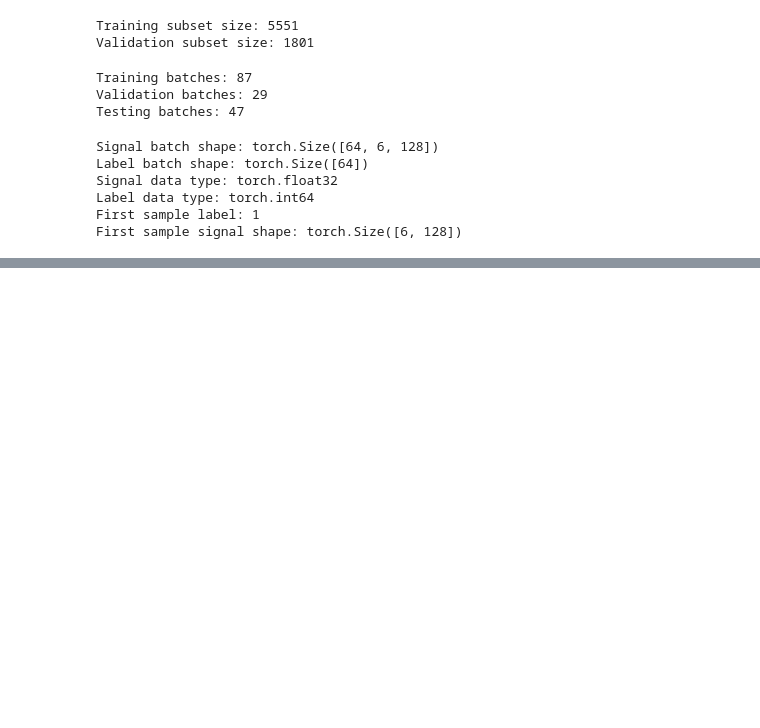
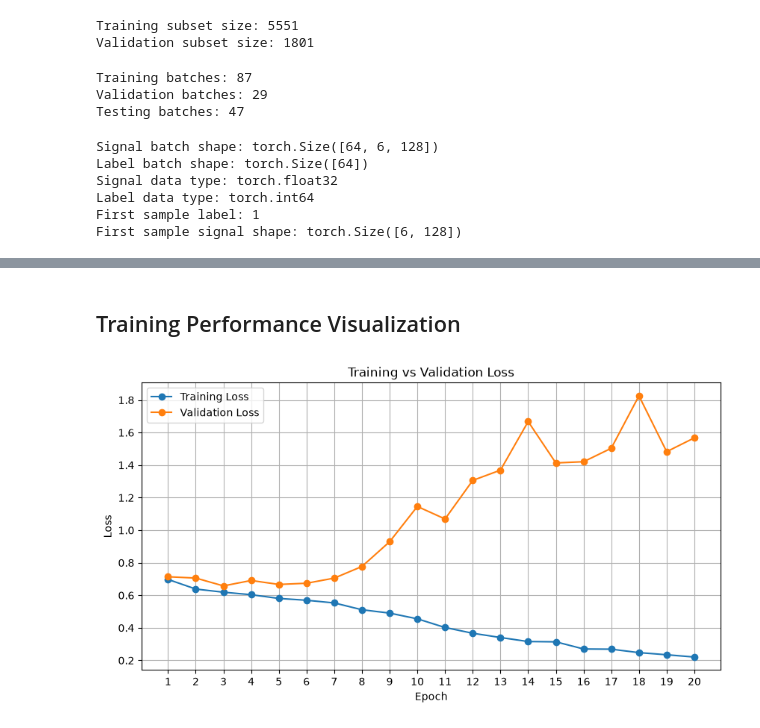
Before and after one commit to SujanKarna/sensor-har-pytorch-accelerators, a Jupyter notebook: notebooks/03_model_development.ipynb, the cells around one changed output, grey strips where cells are left out. Saved outputs shown, nothing was run; the diff lists cells and outputs as text; code cells hidden in the pictures; blank space fills up the shorter version.

Commit message:
create model development file

```diff
--- a/notebooks/03_model_development.ipynb
+++ b/notebooks/03_model_development.ipynb
@@ -206,0 +396,12 @@ First sample signal shape: torch.Size([6, 128])
+# %%
+train_loss, train_accuracy = train_one_epoch(
+    model,
+    train_loader,
+    criterion,
+    optimizer,
+    device
+)
+
+print(f"Training Loss: {train_loss:.4f}")
+print(f"Training Accuracy: {train_accuracy:.4f}")
+print(f"Training Accuracy (%): {train_accuracy * 100:.2f}%")
@@ -206,0 +451,12 @@ First sample signal shape: torch.Size([6, 128])
+# %%
+
+val_loss, val_accuracy = validate_one_epoch(
+    model,
+    val_loader,
+    criterion,
+    device
+)
+
+print(f"Validation Loss: {val_loss:.4f}")
+print(f"Validation Accuracy: {val_accuracy:.4f}")
+print(f"Validation Accuracy (%): {val_accuracy * 100:.2f}%")
@@ -206,0 +528,20 @@ First sample signal shape: torch.Size([6, 128])
+# %% [markdown]
+## Training Performance Visualization
+# %%
+
+epochs = range(1, len(history["train_loss"]) + 1)
+
+plt.figure(figsize=(10, 5))
+
+plt.plot(epochs, history["train_loss"], marker="o", label="Training Loss")
+plt.plot(epochs, history["val_loss"], marker="o", label="Validation Loss")
+
+plt.xlabel("Epoch")
+plt.ylabel("Loss")
+plt.title("Training vs Validation Loss")
+plt.legend()
+plt.grid(True)
+plt.xticks(list(epochs))
+plt.show()
+# %% [output]
+[figure, added]
```
Also changed, not shown: parts of 24 cells of this notebook.
